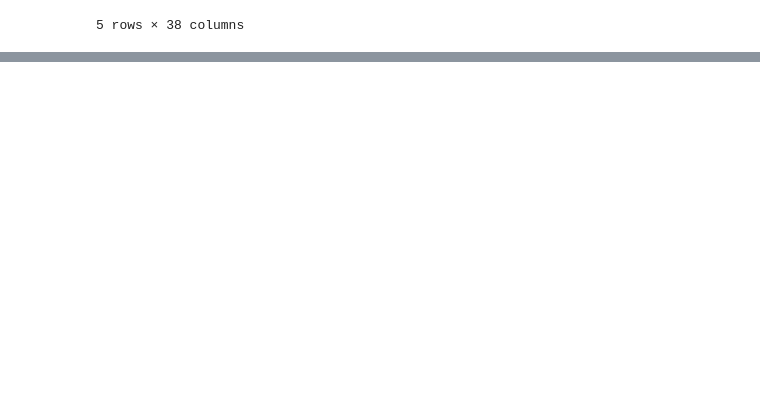
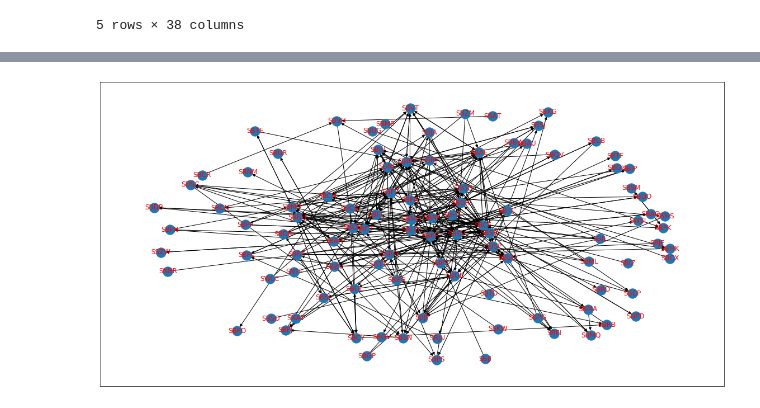
Before and after one commit to projeto-de-algoritmos/Grafos1_AirlineRoutes, a Jupyter notebook: AirlineRoutes.ipynb, the cells around one changed output, grey strips where cells are left out. Cells and saved outputs as stored; diff of their text form; code cells hidden in the pictures; blank space fills up the shorter version.

Commit message:
Add complete graph, bfs graph and path graph image

```diff
--- a/AirlineRoutes.ipynb
+++ b/AirlineRoutes.ipynb
@@ -129,0 +151,19 @@ traversal_tree
+# %%
+graph = nx.DiGraph()
+
+graph.add_nodes_from(adjacency_list.keys())
+
+for source in adjacency_list.keys():
+    for destiny in adjacency_list[source]:
+        graph.add_edge(source, destiny)
+pos = nx.spring_layout(graph)
+
+plt.figure(4,figsize=(20,10))
+
+nx.draw_networkx(
+    graph,
+    pos=nx.spring_layout(graph,k=0.5,iterations=25),
+    font_color='r'
+)
+# %% [output]
+[figure, added]
```
Also changed, not shown: parts of 10 cells of this notebook.
